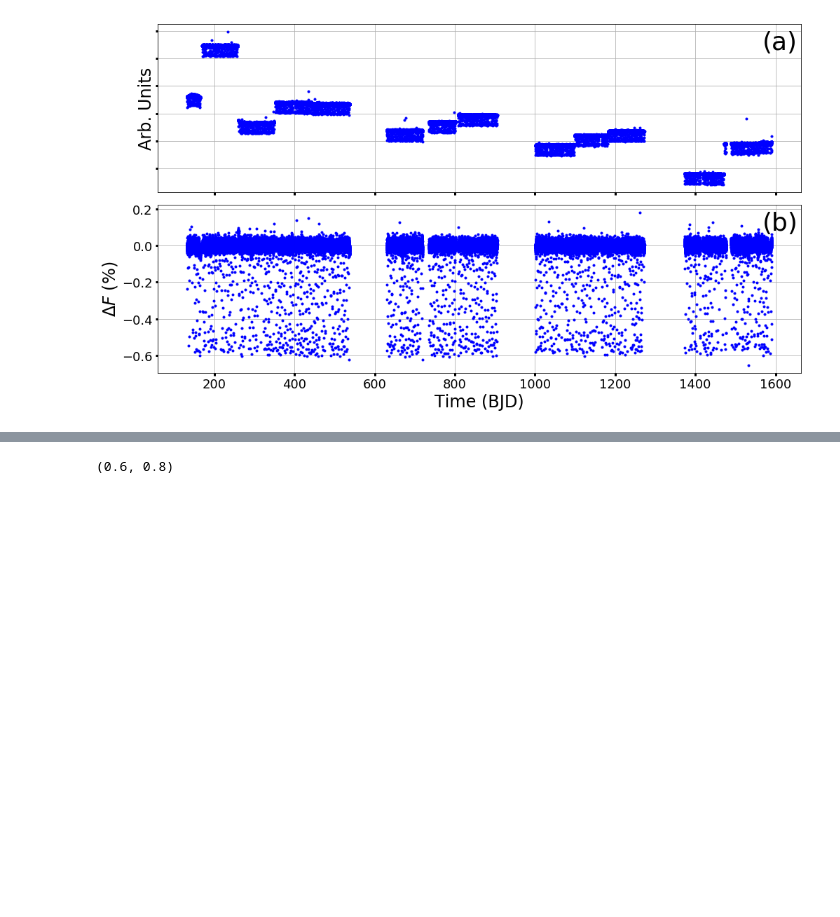
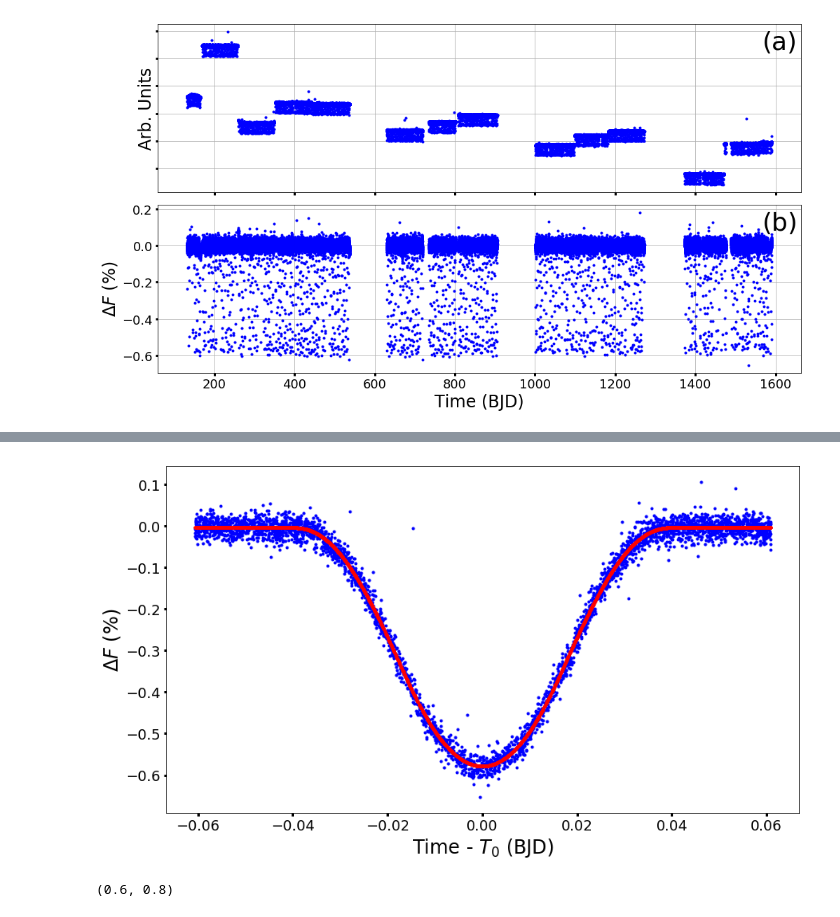
Before and after one commit to BoiseStatePlanetary/Searching-for-Variability-in-Eclipses-in-the-Kepler-Dataset, a Jupyter notebook: code/Analysis_of_Kepler76b.ipynb, the cells around one changed output, grey strips where cells are left out. Drawn from its saved outputs; the diff is of its cells as text; code cells hidden in the pictures; blank space fills up the shorter version.

```diff
--- a/code/Analysis_of_Kepler76b.ipynb
+++ b/code/Analysis_of_Kepler76b.ipynb
@@ -156,7 +157,0 @@ binsize = 30./60./24.
-# %%
-# Retrieve while masking out transit
-time, flux, filtered_time, filtered_flux = retreive_data(saved_ep.per, num_periods=num_period,
-                                                         KIC=KIC, fit_bottom=True, params=saved_ep)
-folded_time = filtered_time % saved_ep.per
-
-binned_time, binned_flux, binned_err = bindata(folded_time, filtered_flux, binsize=binsize)
@@ -164,0 +158,26 @@ ValueError: zero-size array to reduction operation minimum which has no identity
+# %%
+# Fit folded transit
+initial_transit_params = Parameters()
+
+# Use best-fit values from Faigler et al. (2013)
+initial_transit_params.add('per', value=K76.per.to('day').value, vary=False)
+initial_transit_params.add('a', value=K76.a, min=2., max=10.)
+initial_transit_params.add('p', value=K76.Rp_over_Rs, min=0., max=0.2)
+initial_transit_params.add('b', value=K76.b, min=-1., max=1.)
+initial_transit_params.add('T0', value=K76.T0, min=K76.T0*0.95, max=K76.T0*1.05)
+initial_transit_params.add('baseline', value=0., min=-1000e-6, max=1000e-6)
+
+# Holding LDCs fixed because I can't generate useful constraints on them
+initial_transit_params.add('linLimb', value=K76.coeffs[0], vary=False)
+initial_transit_params.add('quadLimb', value=K76.coeffs[1], vary=False)
+
+transit_ind = transit_indices(folded_time, 2.*K76.dur, K76.saved_params['T0'])
+
+time = folded_time[transit_ind]
+data = filtered_flux[transit_ind]
+# Initial estimate of scatter
+err = mad(filtered_flux[~transit_ind])*np.ones_like(time)
+
+out = minimize(residuals, initial_transit_params, args=(time, data, err), kws={'model_to_use': fit_transit})
+print(out.params.pretty_print())
+print(out.redchi)
@@ -165,3 +196,13 @@ ValueError: zero-size array to reduction operation minimum which has no identity
+# %%
+fig = plt.figure(figsize=(aspect_ratio*8, 8))
+ax = fig.add_subplot(111)
+ax.plot(time - out.params['T0'], data*100, 'b.')
+ax.plot(time - out.params['T0'], fit_transit(time, out.params)*100, 'r.')
+ax.set_xlabel("Time - $T_{\\rm 0}$ (BJD)", fontsize=24)
+ax.set_ylabel("$\\Delta F$ (%)", fontsize=24)
+ax.tick_params('both', labelsize=18)
+# %% [output]
+[figure, added]
 # %%
 # Initial fit using Faigler's parameters (with my own T0)
 plt.plot(folded_time, filtered_flux, 'b.')
```
Also changed, not shown: parts of 9 cells of this notebook, 2 other files.
